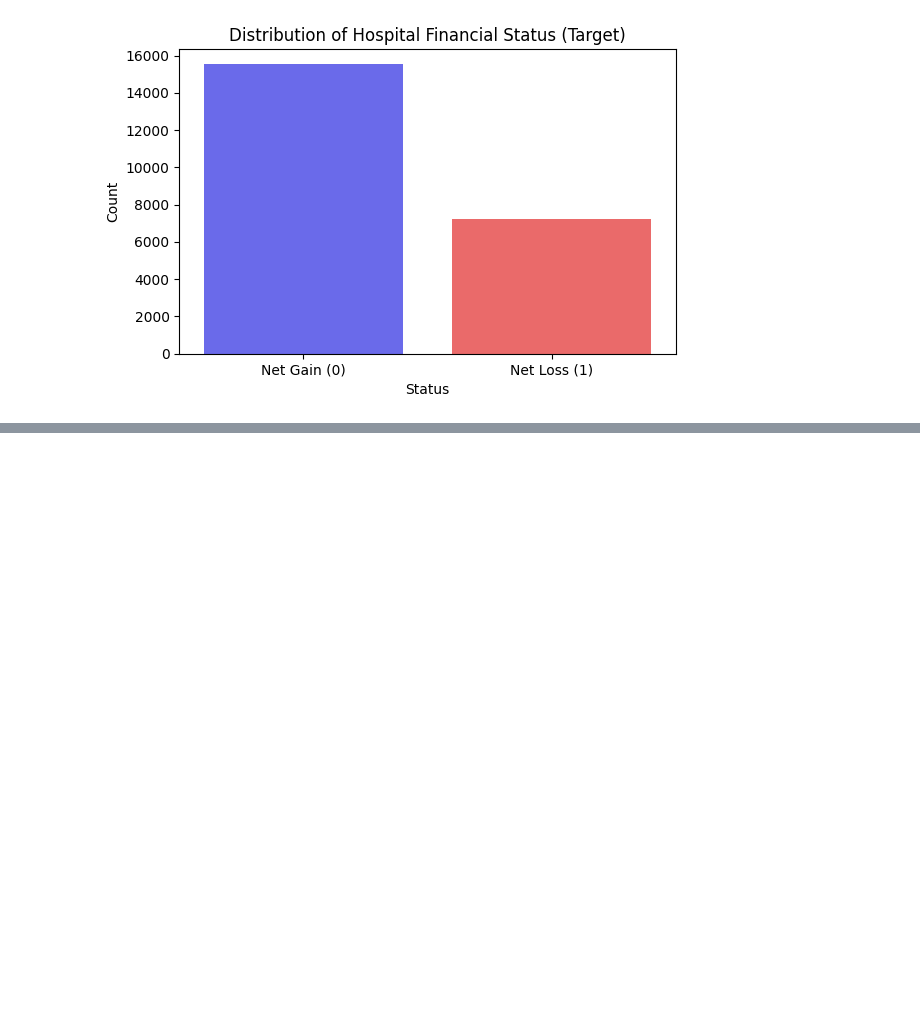
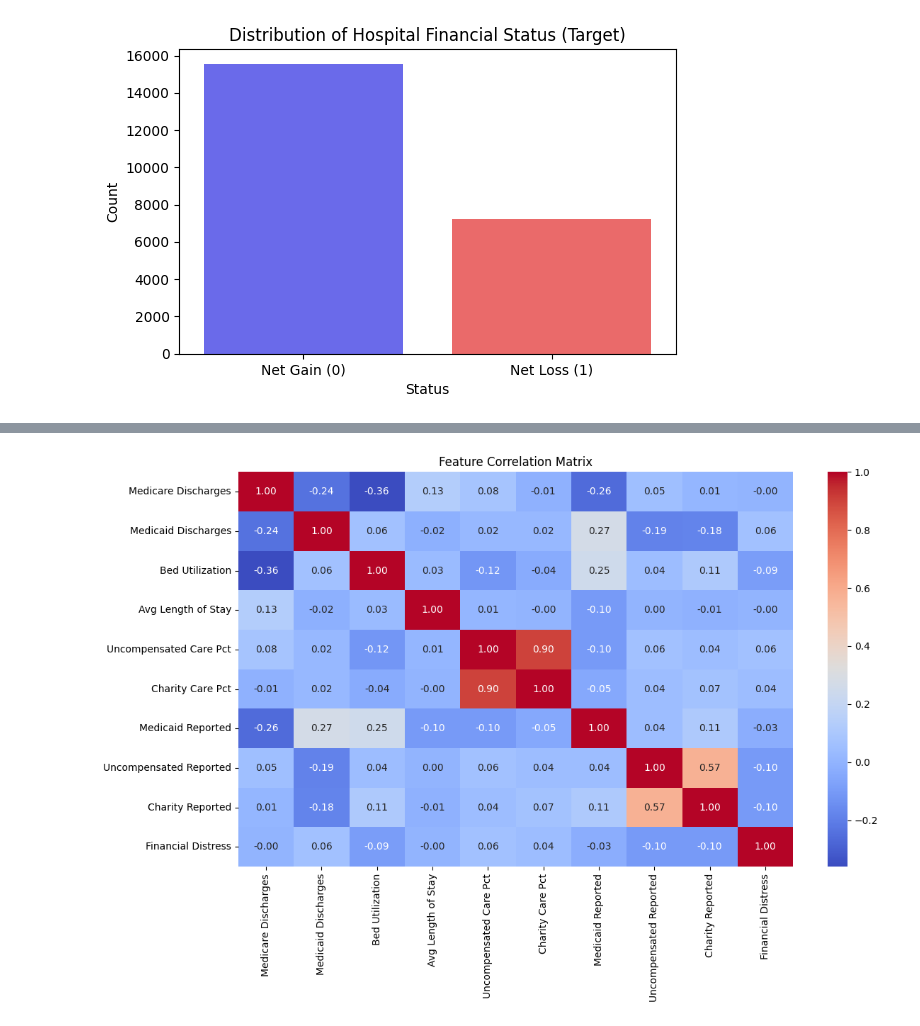
Before and after one commit to Sarah-Eden/hospital-financial-status-prediction, a Jupyter notebook: insights.ipynb, the cells around one changed output, grey strips where cells are left out. Drawn from its saved outputs; the diff is of its cells as text; code cells hidden in the pictures; blank space fills up the shorter version.

```diff
--- a/insights.ipynb
+++ b/insights.ipynb
@@ -270,7 +270,7 @@ df.shape
 Reported variables are created for medicaid, uncompensated care, and charity care to give the model the opportunity to identify differences between those that report the metric and those that do not. Operational features are expressed as ratios rather than raw counts to control for hospital size.
 # %%
 source_cols = [
-    'Provider CCN', 'Hospital Name', 'City', 'State Code', 'Rural Versus Urban',
+    'Provider CCN', 'year', 'Hospital Name', 'City', 'State Code', 'Rural Versus Urban',
     'Provider Type', 'Type of Control', 'CCN Facility Type', 'Number of Beds',
     'Total Days Title V', 'Total Days Title XVIII', 'Total Days Title XIX',
     'Total Days (V + XVIII + XIX + Unknown)', 'Total Bed Days Available',
@@ -414,0 +442,9 @@ for i, col in enumerate(numeric_features):
+# %%
+fig, ax = plt.subplots(figsize=(12, 8))
+sns.heatmap(data[numeric_features + ["Financial Distress"]].corr().round(2),
+            annot=True, cmap="coolwarm", fmt=".2f", ax=ax)
+ax.set_title("Feature Correlation Matrix")
+plt.tight_layout()
+plt.show()
+# %% [output]
+[figure, added]
```
Also changed, not shown: parts of 22 cells of this notebook, 1 other file.
